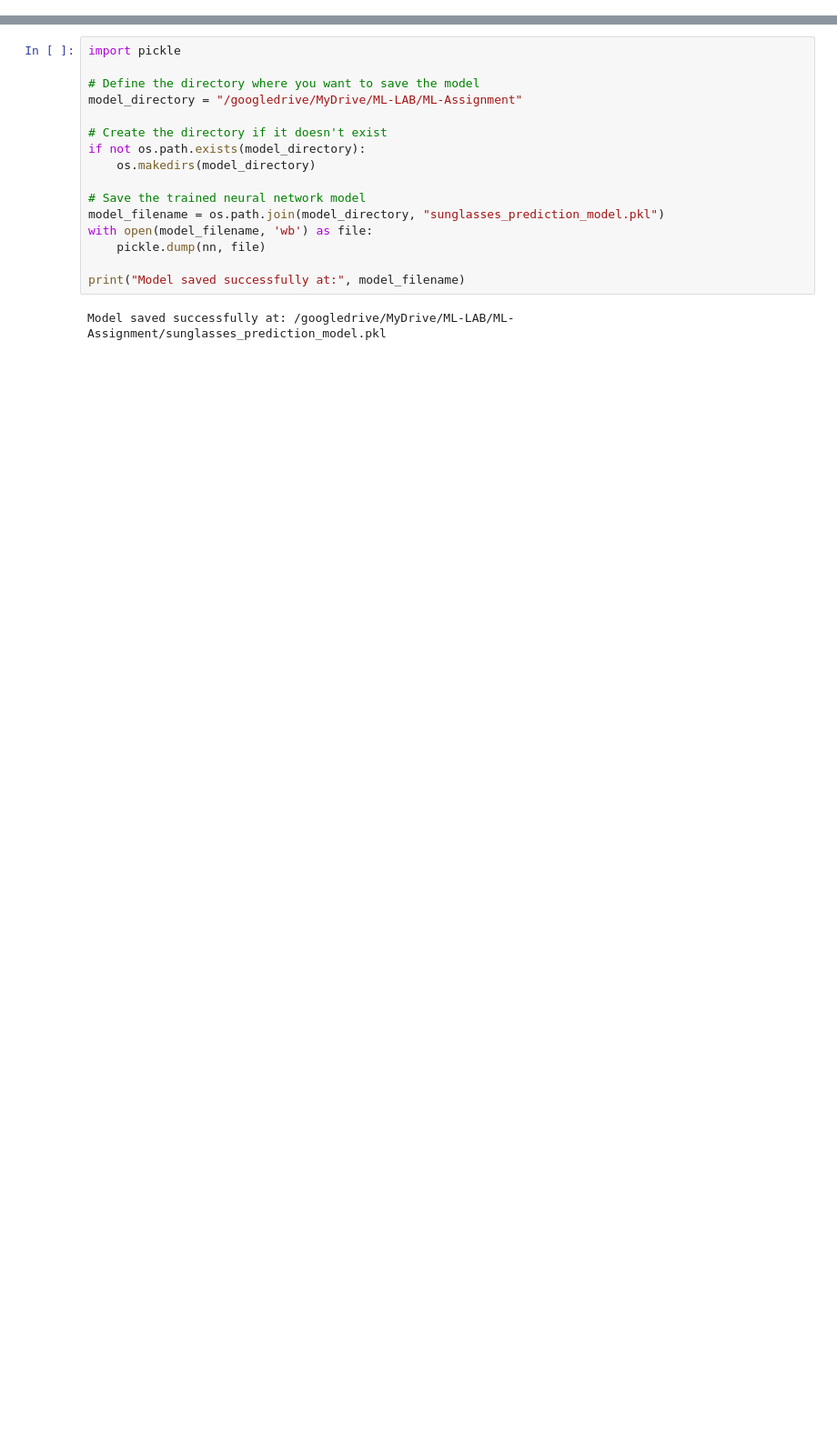
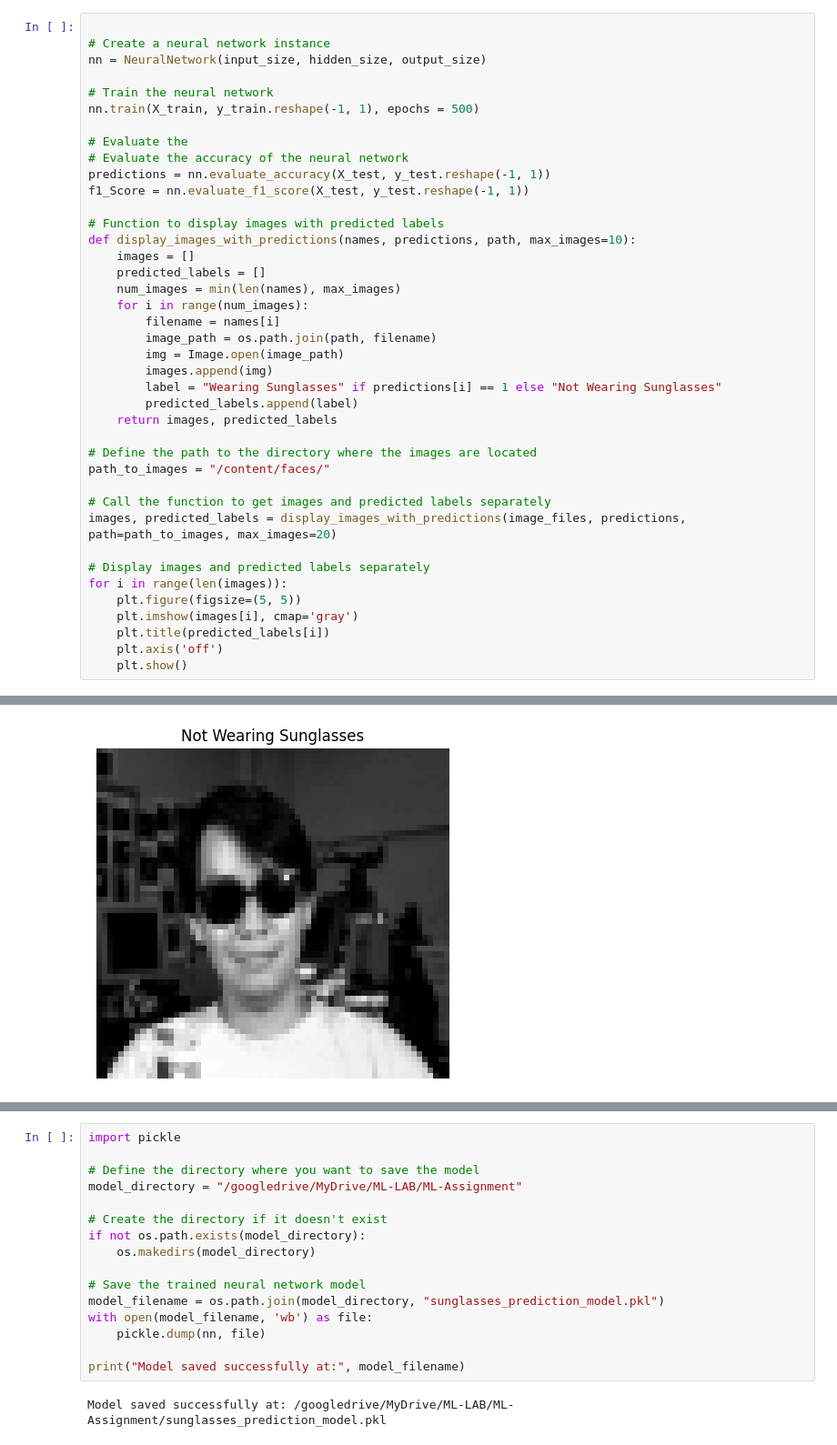
Before and after one commit to UppuluriKalyani/ML-Nexus, a Jupyter notebook: Neural Networks/Sunglasses Detector/sunglasses_detector.ipynb, the cells around one changed output, grey strips where cells are left out. Shown: that part at 91% size. Cells and saved outputs as stored; diff of their text form; blank space fills up the shorter version.

```diff
--- a/Neural Networks/Sunglasses Detector/sunglasses_detector.ipynb
+++ b/Neural Networks/Sunglasses Detector/sunglasses_detector.ipynb
@@ -255,0 +212,41 @@ Accuracy: 0.9947089947089947
+# %%
+
+# Create a neural network instance
+nn = NeuralNetwork(input_size, hidden_size, output_size)
+
+# Train the neural network
+nn.train(X_train, y_train.reshape(-1, 1), epochs = 500)
+
+# Evaluate the
+# Evaluate the accuracy of the neural network
+predictions = nn.evaluate_accuracy(X_test, y_test.reshape(-1, 1))
+f1_Score = nn.evaluate_f1_score(X_test, y_test.reshape(-1, 1))
+
+# Function to display images with predicted labels
+def display_images_with_predictions(names, predictions, path, max_images=10):
+    images = []
+    predicted_labels = []
+    num_images = min(len(names), max_images)
+    for i in range(num_images):
+        filename = names[i]
+        image_path = os.path.join(path, filename)
+        img = Image.open(image_path)
+        images.append(img)
+        label = "Wearing Sunglasses" if predictions[i] == 1 else "Not Wearing Sunglasses"
+        predicted_labels.append(label)
+    return images, predicted_labels
+
+# Define the path to the directory where the images are located
+path_to_images = "/content/faces/"
+
+# Call the function to get images and predicted labels separately
+images, predicted_labels = display_images_with_predictions(image_files, predictions, path=path_to_images, max_images=20)
+
+# Display images and predicted labels separately
+for i in range(len(images)):
+    plt.figure(figsize=(5, 5))
+    plt.imshow(images[i], cmap='gray')
+    plt.title(predicted_labels[i])
+    plt.axis('off')
+    plt.show()
+# %% [output]
@@ -255,0 +263 @@ Accuracy: 0.9947089947089947
+[figure, added]
```
Also changed, not shown: parts of 5 cells of this notebook.
